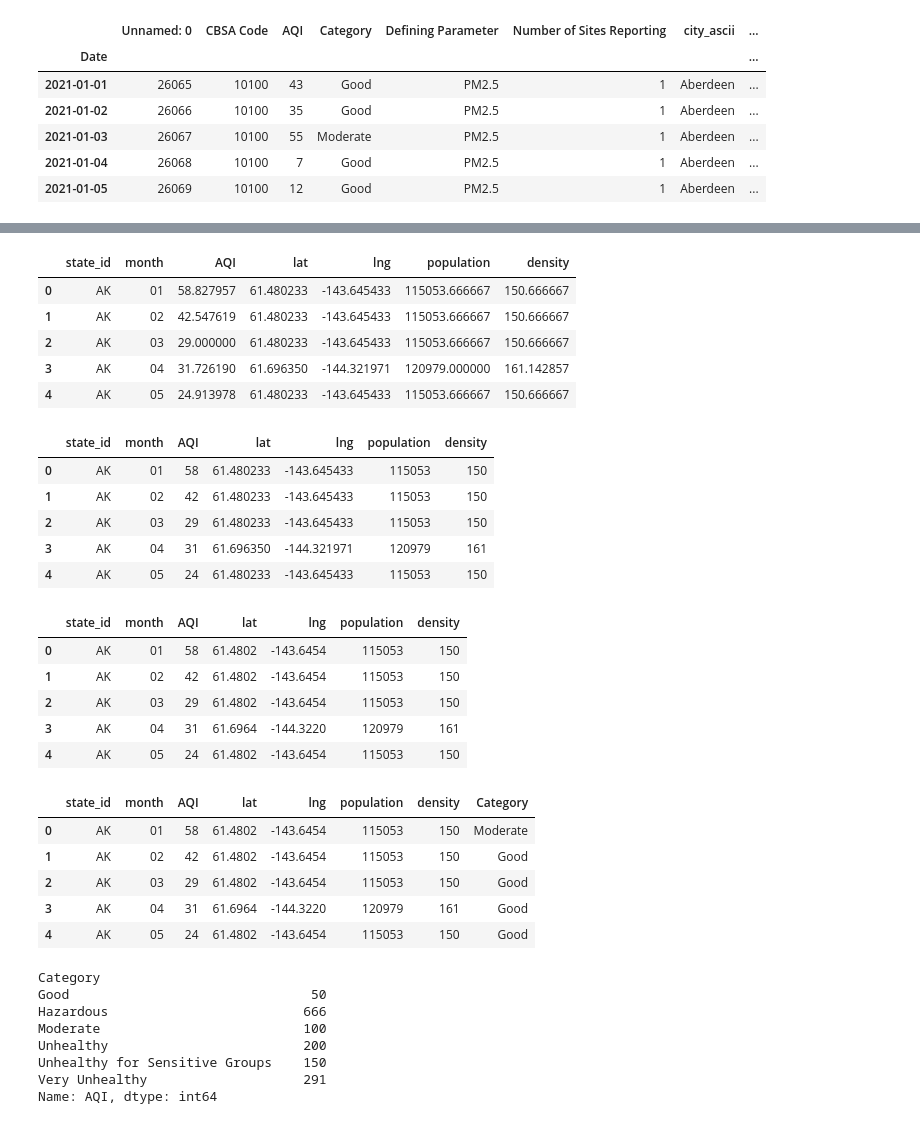
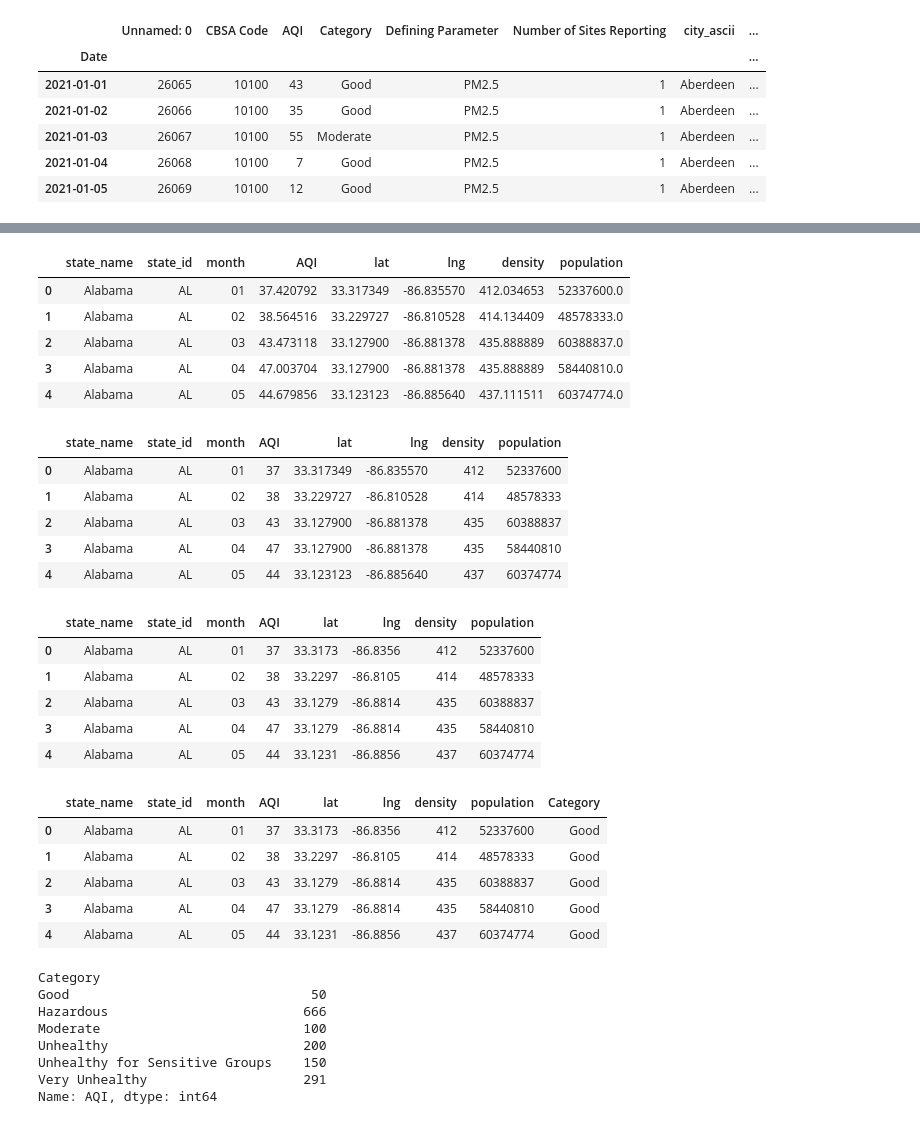
Before and after one commit to JenniferVasquez1/Project-3, a Jupyter notebook: static/Analysis/data_cleanup.ipynb, the cells around one changed output, grey strips where cells are left out. Cells and saved outputs as stored; diff of their text form; code cells hidden in the pictures.

Commit message:
fixed population count by state error in AQI file

```diff
--- a/static/Analysis/data_cleanup.ipynb
+++ b/static/Analysis/data_cleanup.ipynb
@@ -250,7 +250,7 @@ AQI_df.head()
 | 2021-01-04 | 26068 | 10100 | 7 | Good | PM2.5 | 1 | Aberdeen | ... |
 | 2021-01-05 | 26069 | 10100 | 12 | Good | PM2.5 | 1 | Aberdeen | ... |
 # %%
-drops=['Unnamed: 0','CBSA Code','Defining Parameter','timezone','Number of Sites Reporting', 'city']
+drops=['Unnamed: 0','CBSA Code','Defining Parameter','timezone','Number of Sites Reporting', 'city_ascii']
 # %%
 AQI_df.drop(drops,axis=1,inplace=True)
 # %%
@@ -323,0 +306,4 @@ grp = AQI_df.groupby(['state_id', 'month'])
+# %%
+grp = AQI_df.groupby(['state_name','state_id', 'month'])
+new_AQI_df = grp[['AQI', 'lat', 'lng', 'density']].mean()
+new_AQI_df['population'] = grp['population'].sum()
@@ -324,48 +320,48 @@ grp = AQI_df.groupby(['state_id', 'month'])
 # %%
-new_AQI_df = grp[['AQI', 'lat', 'lng', 'population', 'density']].mean()
+
 new_AQI_df = new_AQI_df.reset_index()
 new_AQI_df.head()
 # %% [output]
-|  | state_id | month | AQI | lat | lng | population | density |
-| 0 | AK | 01 | 58.827957 | 61.480233 | -143.645433 | 115053.666667 | 150.666667 |
-| 1 | AK | 02 | 42.547619 | 61.480233 | -143.645433 | 115053.666667 | 150.666667 |
-| 2 | AK | 03 | 29.000000 | 61.480233 | -143.645433 | 115053.666667 | 150.666667 |
-| 3 | AK | 04 | 31.726190 | 61.696350 | -144.321971 | 120979.000000 | 161.142857 |
-| 4 | AK | 05 | 24.913978 | 61.480233 | -143.645433 | 115053.666667 | 150.666667 |
+|  | state_name | state_id | month | AQI | lat | lng | density | population |
+| 0 | Alabama | AL | 01 | 37.420792 | 33.317349 | -86.835570 | 412.034653 | 52337600.0 |
+| 1 | Alabama | AL | 02 | 38.564516 | 33.229727 | -86.810528 | 414.134409 | 48578333.0 |
+| 2 | Alabama | AL | 03 | 43.473118 | 33.127900 | -86.881378 | 435.888889 | 60388837.0 |
+| 3 | Alabama | AL | 04 | 47.003704 | 33.127900 | -86.881378 | 435.888889 | 58440810.0 |
+| 4 | Alabama | AL | 05 | 44.679856 | 33.123123 | -86.885640 | 437.111511 | 60374774.0 |
 # %%
 new_AQI_df[['AQI', 'population', 'density']] = new_AQI_df[['AQI', 'population', 'density']].astype('int')
 new_AQI_df.head()
 # %% [output]
-|  | state_id | month | AQI | lat | lng | population | density |
-| 0 | AK | 01 | 58 | 61.480233 | -143.645433 | 115053 | 150 |
-| 1 | AK | 02 | 42 | 61.480233 | -143.645433 | 115053 | 150 |
-| 2 | AK | 03 | 29 | 61.480233 | -143.645433 | 115053 | 150 |
-| 3 | AK | 04 | 31 | 61.696350 | -144.321971 | 120979 | 161 |
-| 4 | AK | 05 | 24 | 61.480233 | -143.645433 | 115053 | 150 |
+|  | state_name | state_id | month | AQI | lat | lng | density | population |
+| 0 | Alabama | AL | 01 | 37 | 33.317349 | -86.835570 | 412 | 52337600 |
+| 1 | Alabama | AL | 02 | 38 | 33.229727 | -86.810528 | 414 | 48578333 |
+| 2 | Alabama | AL | 03 | 43 | 33.127900 | -86.881378 | 435 | 60388837 |
+| 3 | Alabama | AL | 04 | 47 | 33.127900 | -86.881378 | 435 | 58440810 |
+| 4 | Alabama | AL | 05 | 44 | 33.123123 | -86.885640 | 437 | 60374774 |
 # %%
 new_AQI_df.lat = new_AQI_df.lat.map(lambda x: round(x, 4))
 new_AQI_df.lng = new_AQI_df.lng.map(lambda x: round(x, 4))
 # %%
 new_AQI_df.head()
 # %% [output]
-|  | state_id | month | AQI | lat | lng | population | density |
-| 0 | AK | 01 | 58 | 61.4802 | -143.6454 | 115053 | 150 |
-| 1 | AK | 02 | 42 | 61.4802 | -143.6454 | 115053 | 150 |
-| 2 | AK | 03 | 29 | 61.4802 | -143.6454 | 115053 | 150 |
-| 3 | AK | 04 | 31 | 61.6964 | -144.3220 | 120979 | 161 |
-| 4 | AK | 05 | 24 | 61.4802 | -143.6454 | 115053 | 150 |
+|  | state_name | state_id | month | AQI | lat | lng | density | population |
+| 0 | Alabama | AL | 01 | 37 | 33.3173 | -86.8356 | 412 | 52337600 |
+| 1 | Alabama | AL | 02 | 38 | 33.2297 | -86.8105 | 414 | 48578333 |
+| 2 | Alabama | AL | 03 | 43 | 33.1279 | -86.8814 | 435 | 60388837 |
+| 3 | Alabama | AL | 04 | 47 | 33.1279 | -86.8814 | 435 | 58440810 |
+| 4 | Alabama | AL | 05 | 44 | 33.1231 | -86.8856 | 437 | 60374774 |
 # %%
 new_AQI_df['Category'] = pd.cut(new_AQI_df.AQI, [0,50,100,150,200,300,666],
        labels=['Good','Moderate','Unhealthy for Sensitive Groups','Unhealthy','Very Unhealthy','Hazardous'])
 # %%
 new_AQI_df[:5]
 # %% [output]
-|  | state_id | month | AQI | lat | lng | population | density | Category |
-| 0 | AK | 01 | 58 | 61.4802 | -143.6454 | 115053 | 150 | Moderate |
-| 1 | AK | 02 | 42 | 61.4802 | -143.6454 | 115053 | 150 | Good |
-| 2 | AK | 03 | 29 | 61.4802 | -143.6454 | 115053 | 150 | Good |
-| 3 | AK | 04 | 31 | 61.6964 | -144.3220 | 120979 | 161 | Good |
-| 4 | AK | 05 | 24 | 61.4802 | -143.6454 | 115053 | 150 | Good |
+|  | state_name | state_id | month | AQI | lat | lng | density | population | Category |
+| 0 | Alabama | AL | 01 | 37 | 33.3173 | -86.8356 | 412 | 52337600 | Good |
+| 1 | Alabama | AL | 02 | 38 | 33.2297 | -86.8105 | 414 | 48578333 | Good |
+| 2 | Alabama | AL | 03 | 43 | 33.1279 | -86.8814 | 435 | 60388837 | Good |
+| 3 | Alabama | AL | 04 | 47 | 33.1279 | -86.8814 | 435 | 58440810 | Good |
+| 4 | Alabama | AL | 05 | 44 | 33.1231 | -86.8856 | 437 | 60374774 | Good |
 # %%
 new_AQI_df.to_csv('../Resources/new_AQI.csv')
 # %%
```
Also changed, not shown: parts of 12 cells of this notebook, 3 other files.
